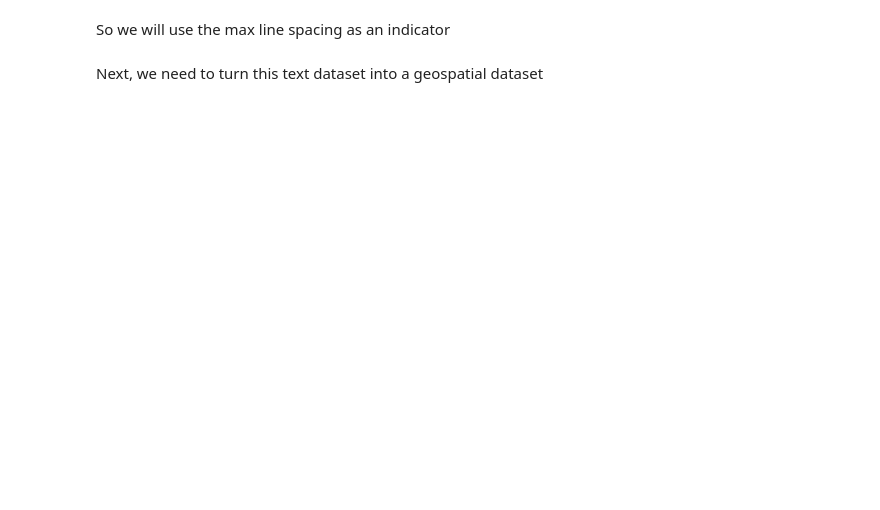
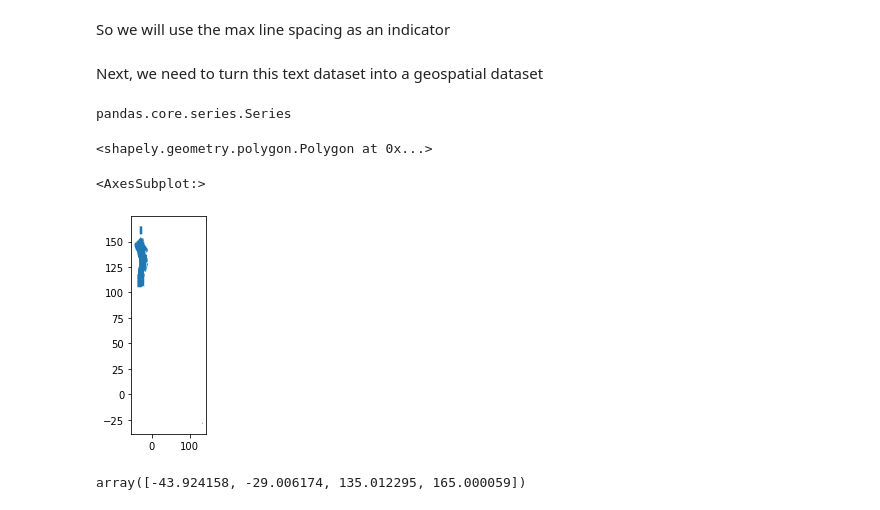
Before and after one commit to RichardScottOZ/Geoscience-Data-Quality-for-Machine-Learning, a Jupyter notebook: Magnetic-Survey-Quality.ipynb, the cells around one changed output. Saved outputs shown, nothing was run; the diff lists cells and outputs as text; code cells hidden in the pictures; blank space fills up the shorter version.

Commit message:
magnetic line survey quality maps

```diff
--- a/Magnetic-Survey-Quality.ipynb
+++ b/Magnetic-Survey-Quality.ipynb
@@ -82,3 +84,22 @@ mag_surveys_line.head(10)
 So we will use the max line spacing as an indicator
 # %% [markdown]
 Next, we need to turn this text dataset into a geospatial dataset
+# %%
+type(mag_surveys_line['geometry'])
+# %% [output]
+pandas.core.series.Series
+# %%
+mag_surveys_line['geometry'].iloc[0]
+# %% [output]
+<shapely.geometry.polygon.Polygon at 0x...>
+# %%
+gdf = gpd.GeoDataFrame(mag_surveys_line, crs = "EPSG:4283", geometry=mag_surveys_line['geometry'])
+# %%
+gdf.plot()
+# %% [output]
+<AxesSubplot:>
+[figure, added]
+# %%
+gdf.total_bounds
+# %% [output]
+array([-43.924158, -29.006174, 135.012295, 165.000059])
```
Also changed, not shown: parts of 22 cells of this notebook, 1 other file.
